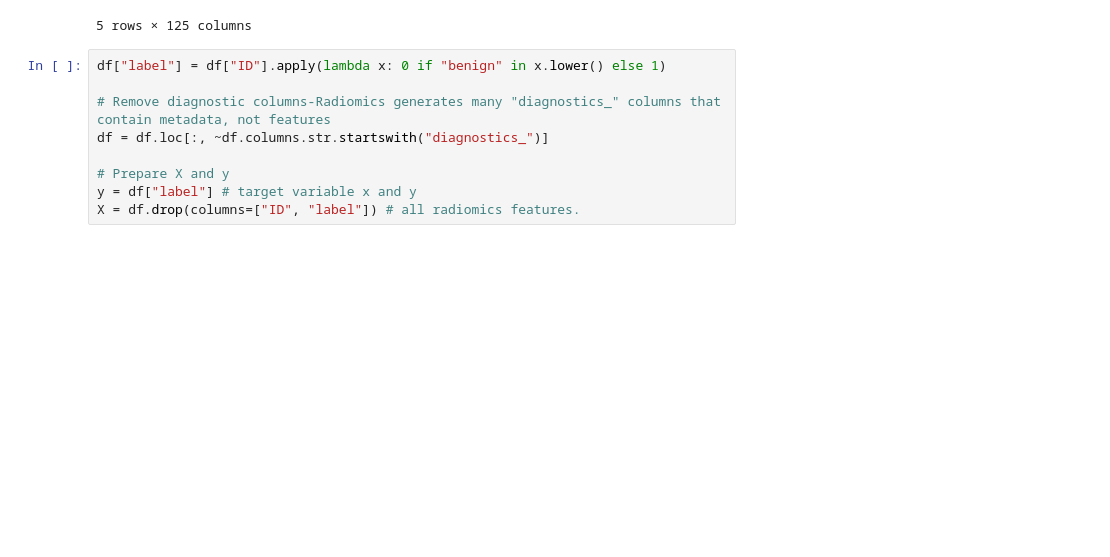
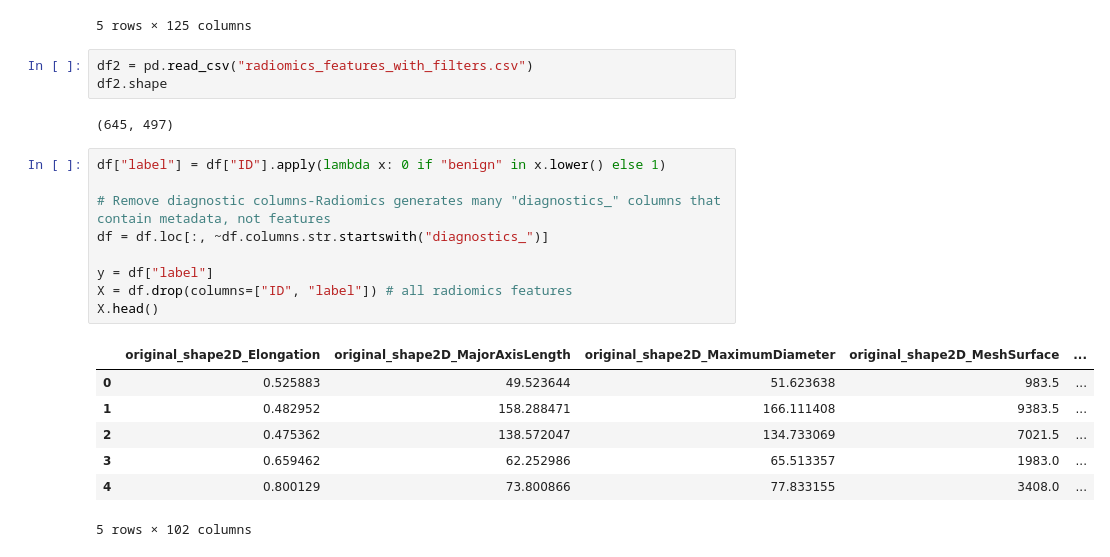
Before and after one commit to abbyyfowlerr/ml_project, a Jupyter notebook: feature_analysis.ipynb, the cells around one changed output. Cells and saved outputs as stored; diff of their text form; blank space fills up the shorter version.

```diff
--- a/feature_analysis.ipynb
+++ b/feature_analysis.ipynb
@@ -15,12 +15,25 @@ df.head()
 | 3 | benign (4) | 3.1.1.dev111+g8ed579383 | 2.2.6 | 2.5.3 | 1.8.0 | ... |
 | 4 | benign (5) | 3.1.1.dev111+g8ed579383 | 2.2.6 | 2.5.3 | 1.8.0 | ... |
 5 rows × 125 columns
+# %%
+df2 = pd.read_csv("radiomics_features_with_filters.csv")
+df2.shape
+# %% [output]
+(645, 497)
 # %%
 df["label"] = df["ID"].apply(lambda x: 0 if "benign" in x.lower() else 1)
 
 # Remove diagnostic columns-Radiomics generates many "diagnostics_" columns that contain metadata, not features
 df = df.loc[:, ~df.columns.str.startswith("diagnostics_")]
 
-# Prepare X and y
-y = df["label"] # target variable x and y
-X = df.drop(columns=["ID", "label"]) # all radiomics features.
+y = df["label"]
+X = df.drop(columns=["ID", "label"]) # all radiomics features
+X.head()
+# %% [output]
+|  | original_shape2D_Elongation | original_shape2D_MajorAxisLength | original_shape2D_MaximumDiameter | original_shape2D_MeshSurface | ... |
+| 0 | 0.525883 | 49.523644 | 51.623638 | 983.5 | ... |
+| 1 | 0.482952 | 158.288471 | 166.111408 | 9383.5 | ... |
+| 2 | 0.475362 | 138.572047 | 134.733069 | 7021.5 | ... |
+| 3 | 0.659462 | 62.252986 | 65.513357 | 1983.0 | ... |
+| 4 | 0.800129 | 73.800866 | 77.833155 | 3408.0 | ... |
+5 rows × 102 columns
```
Also changed, not shown: parts of 4 cells of this notebook, 15 other files.
